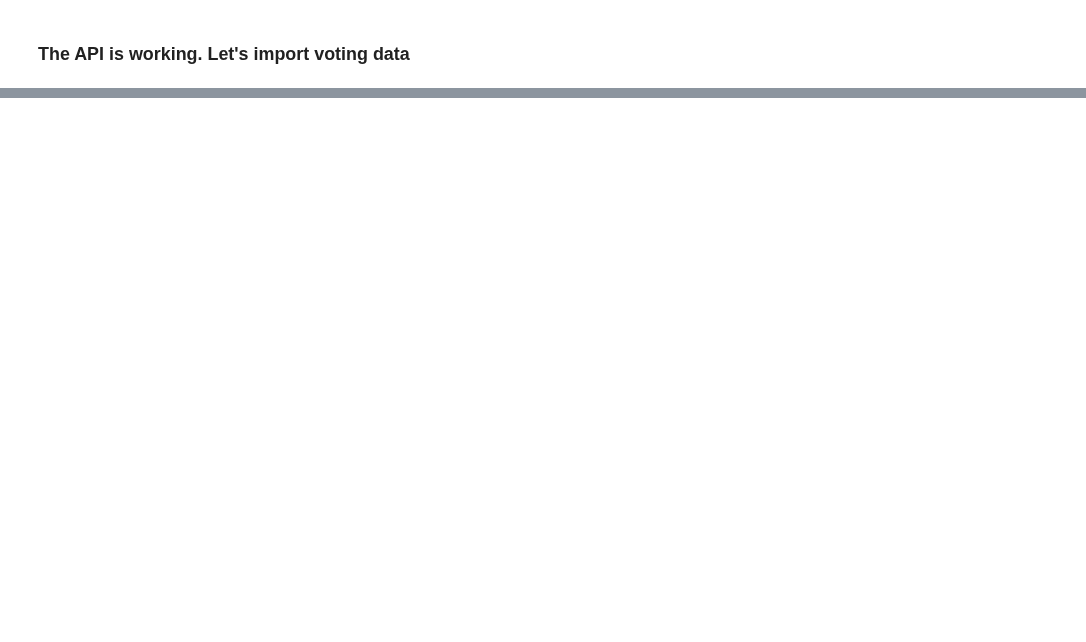
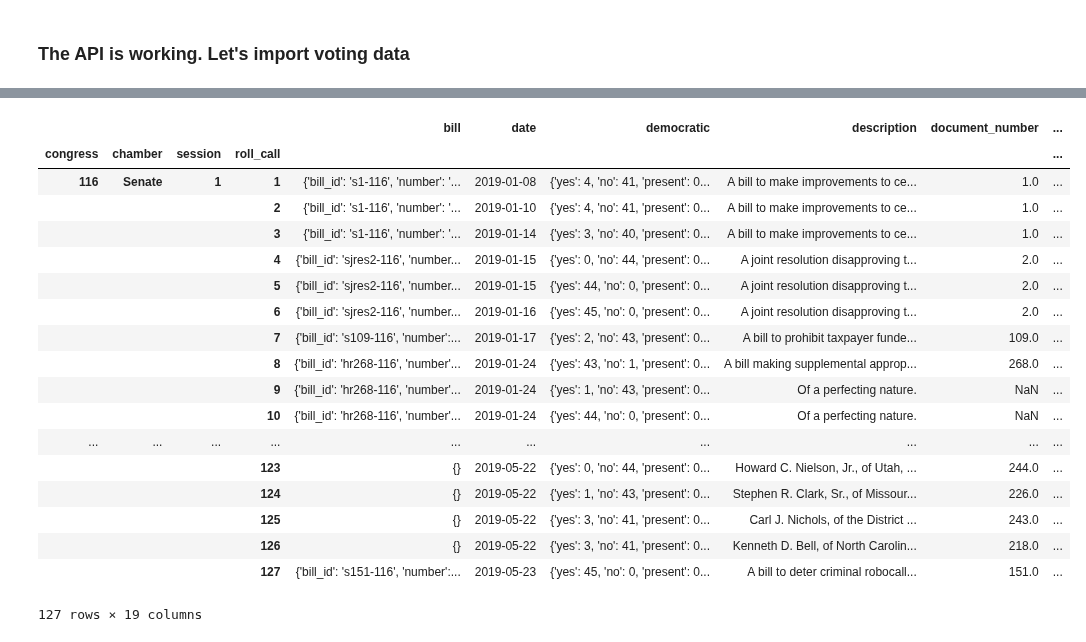
Before and after one commit to Nhorning/Congressional_Survival, a Jupyter notebook: Data Wrangling.ipynb, the cells around one changed output, grey strips where cells are left out. Cells and saved outputs as stored; diff of their text form; code cells hidden in the pictures; blank space fills up the shorter version.

```diff
--- a/Data Wrangling.ipynb
+++ b/Data Wrangling.ipynb
@@ -455,0 +406,23 @@ test_df
+# %%
+testmetasenate = pd.read_csv('Data/2019_senatevote_meta.csv', index_col = [0,1,2,3])
+testmetasenate
+# %% [output]
+|  |  |  |  | bill | date | democratic | description | document_number | ... |
+| congress | chamber | session | roll_call |  |  |  |  |  | ... |
+| 116 | Senate | 1 | 1 | {'bill_id': 's1-116', 'number': '... | 2019-01-08 | {'yes': 4, 'no': 41, 'present': 0... | A bill to make improvements to ce... | 1.0 | ... |
+|  |  |  | 2 | {'bill_id': 's1-116', 'number': '... | 2019-01-10 | {'yes': 4, 'no': 41, 'present': 0... | A bill to make improvements to ce... | 1.0 | ... |
+|  |  |  | 3 | {'bill_id': 's1-116', 'number': '... | 2019-01-14 | {'yes': 3, 'no': 40, 'present': 0... | A bill to make improvements to ce... | 1.0 | ... |
+|  |  |  | 4 | {'bill_id': 'sjres2-116', 'number... | 2019-01-15 | {'yes': 0, 'no': 44, 'present': 0... | A joint resolution disapproving t... | 2.0 | ... |
+|  |  |  | 5 | {'bill_id': 'sjres2-116', 'number... | 2019-01-15 | {'yes': 44, 'no': 0, 'present': 0... | A joint resolution disapproving t... | 2.0 | ... |
+|  |  |  | 6 | {'bill_id': 'sjres2-116', 'number... | 2019-01-16 | {'yes': 45, 'no': 0, 'present': 0... | A joint resolution disapproving t... | 2.0 | ... |
+|  |  |  | 7 | {'bill_id': 's109-116', 'number':... | 2019-01-17 | {'yes': 2, 'no': 43, 'present': 0... | A bill to prohibit taxpayer funde... | 109.0 | ... |
+|  |  |  | 8 | {'bill_id': 'hr268-116', 'number'... | 2019-01-24 | {'yes': 43, 'no': 1, 'present': 0... | A bill making supplemental approp... | 268.0 | ... |
+|  |  |  | 9 | {'bill_id': 'hr268-116', 'number'... | 2019-01-24 | {'yes': 1, 'no': 43, 'present': 0... | Of a perfecting nature. | NaN | ... |
+|  |  |  | 10 | {'bill_id': 'hr268-116', 'number'... | 2019-01-24 | {'yes': 44, 'no': 0, 'present': 0... | Of a perfecting nature. | NaN | ... |
+| ... | ... | ... | ... | ... | ... | ... | ... | ... | ... |
+|  |  |  | 123 | {} | 2019-05-22 | {'yes': 0, 'no': 44, 'present': 0... | Howard C. Nielson, Jr., of Utah, ... | 244.0 | ... |
+|  |  |  | 124 | {} | 2019-05-22 | {'yes': 1, 'no': 43, 'present': 0... | Stephen R. Clark, Sr., of Missour... | 226.0 | ... |
+|  |  |  | 125 | {} | 2019-05-22 | {'yes': 3, 'no': 41, 'present': 0... | Carl J. Nichols, of the District ... | 243.0 | ... |
+|  |  |  | 126 | {} | 2019-05-22 | {'yes': 3, 'no': 41, 'present': 0... | Kenneth D. Bell, of North Carolin... | 218.0 | ... |
+|  |  |  | 127 | {'bill_id': 's151-116', 'number':... | 2019-05-23 | {'yes': 45, 'no': 0, 'present': 0... | A bill to deter criminal robocall... | 151.0 | ... |
+127 rows × 19 columns
```
Also changed, not shown: parts of 14 cells of this notebook.
